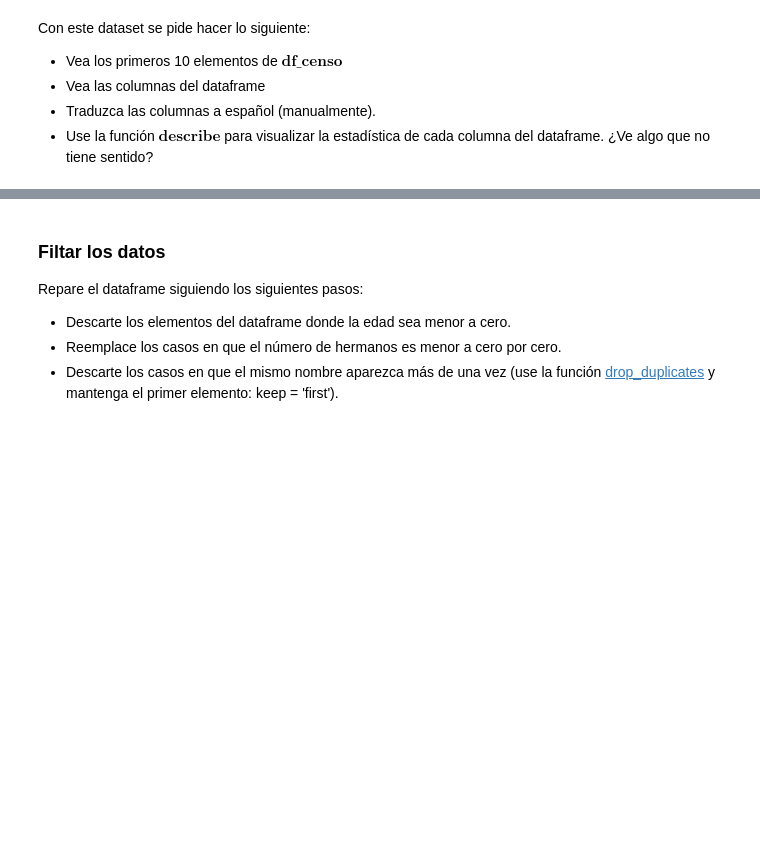
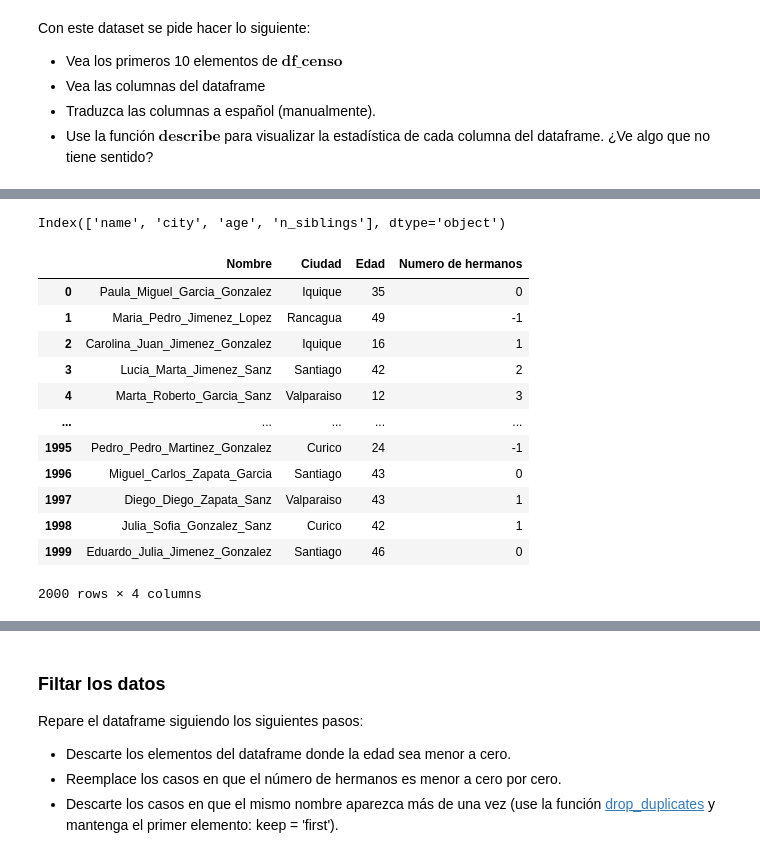
Before and after one commit to conichito/Tarea-1, a Jupyter notebook: Tarea_1.ipynb, the cells around one changed output, grey strips where cells are left out. Saved outputs shown, nothing was run; the diff lists cells and outputs as text; code cells hidden in the pictures; blank space fills up the shorter version.

```diff
--- a/Tarea_1.ipynb
+++ b/Tarea_1.ipynb
@@ -157,3 +176,7 @@ path = ''
+# %%
+path = '/content/drive/MyDrive/CD2201-16/Tarea1/censo.csv'
+
+df_censo=pd.read_csv(path)
 # %% [markdown]
 Con este dataset se pide hacer lo siguiente:
 
@@ -165,0 +201,21 @@ Con este dataset se pide hacer lo siguiente:
+# %%
+df_censo.columns
+# %% [output]
+Index(['name', 'city', 'age', 'n_siblings'], dtype='object')
+# %%
+ df_censo_español = df_censo.rename(index=str, columns={'name':'Nombre', 'city':'Ciudad', 'age':'Edad', 'n_siblings':'Numero de hermanos'})
+ df_censo_español
+# %% [output]
+|  | Nombre | Ciudad | Edad | Numero de hermanos |
+| 0 | Paula_Miguel_Garcia_Gonzalez | Iquique | 35 | 0 |
+| 1 | Maria_Pedro_Jimenez_Lopez | Rancagua | 49 | -1 |
+| 2 | Carolina_Juan_Jimenez_Gonzalez | Iquique | 16 | 1 |
+| 3 | Lucia_Marta_Jimenez_Sanz | Santiago | 42 | 2 |
+| 4 | Marta_Roberto_Garcia_Sanz | Valparaiso | 12 | 3 |
+| ... | ... | ... | ... | ... |
+| 1995 | Pedro_Pedro_Martinez_Gonzalez | Curico | 24 | -1 |
+| 1996 | Miguel_Carlos_Zapata_Garcia | Santiago | 43 | 0 |
+| 1997 | Diego_Diego_Zapata_Sanz | Valparaiso | 43 | 1 |
+| 1998 | Julia_Sofia_Gonzalez_Sanz | Curico | 42 | 1 |
+| 1999 | Eduardo_Julia_Jimenez_Gonzalez | Santiago | 46 | 0 |
+2000 rows × 4 columns
```
Also changed, not shown: parts of 12 cells of this notebook.
